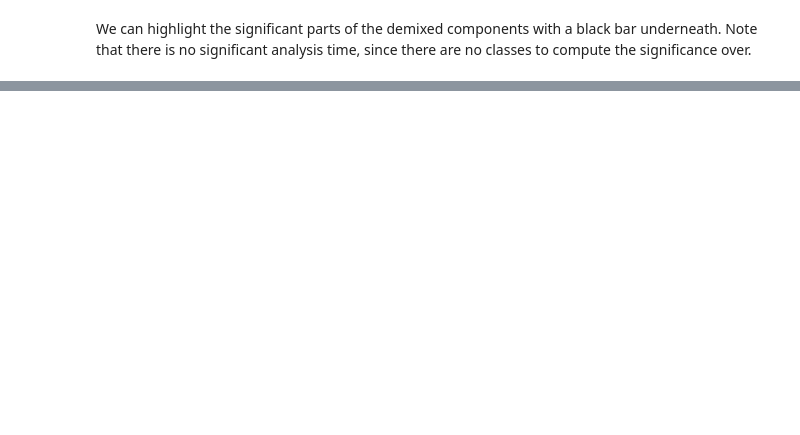
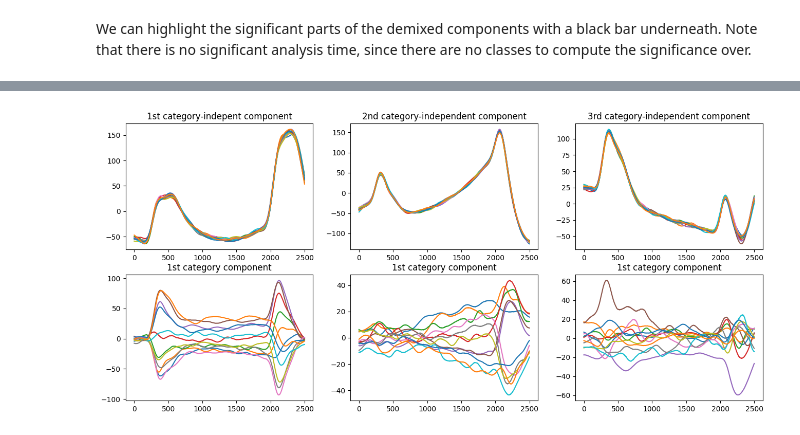
Before and after one commit to I-Pica/dPCA, a Jupyter notebook: python/dPCA_demo.ipynb, the cells around one changed output, grey strips where cells are left out. Saved outputs shown, nothing was run; the diff lists cells and outputs as text; code cells hidden in the pictures; blank space fills up the shorter version.

```diff
--- a/python/dPCA_demo.ipynb
+++ b/python/dPCA_demo.ipynb
@@ -142,0 +181,2 @@ plt.show()
+# %%
+N,S,T = X.shape
@@ -142,0 +192,5 @@ plt.show()
+# %%
+dpca = dPCA.dPCA(labels='st', join={'s': ['s', 'st']}, n_components=20, regularizer=0.000001)
+# dpca.protect = ['t']
+# %%
+Z = dpca.fit_transform(X)
@@ -142,0 +203,48 @@ plt.show()
+# %%
+time = arange(T)
+
+plt.figure(figsize=(16,7))
+plt.subplot(231)
+
+for s in range(S):
+    plt.plot(time,Z['t'][0,s])
+
+plt.title('1st category-indepent component')
+
+plt.subplot(232)
+
+for s in range(S):
+    plt.plot(time,Z['t'][1,s])
+
+plt.title('2nd category-independent component')
+
+plt.subplot(233)
+
+for s in range(S):
+    plt.plot(time,Z['t'][2,s])
+
+plt.title('3rd category-independent component')
+
+plt.subplot(234)
+
+for s in range(S):
+    plt.plot(time,Z['s'][0,s])
+
+plt.title('1st category component')
+
+plt.subplot(235)
+
+for s in range(S):
+    plt.plot(time,Z['s'][1,s])
+
+plt.title('1st category component')
+
+plt.subplot(236)
+
+for s in range(S):
+    plt.plot(time,Z['s'][2,s])
+
+plt.title('1st category component')
+plt.show()
+# %% [output]
+[figure, added]
```
Also changed, not shown: parts of 13 cells of this notebook.
